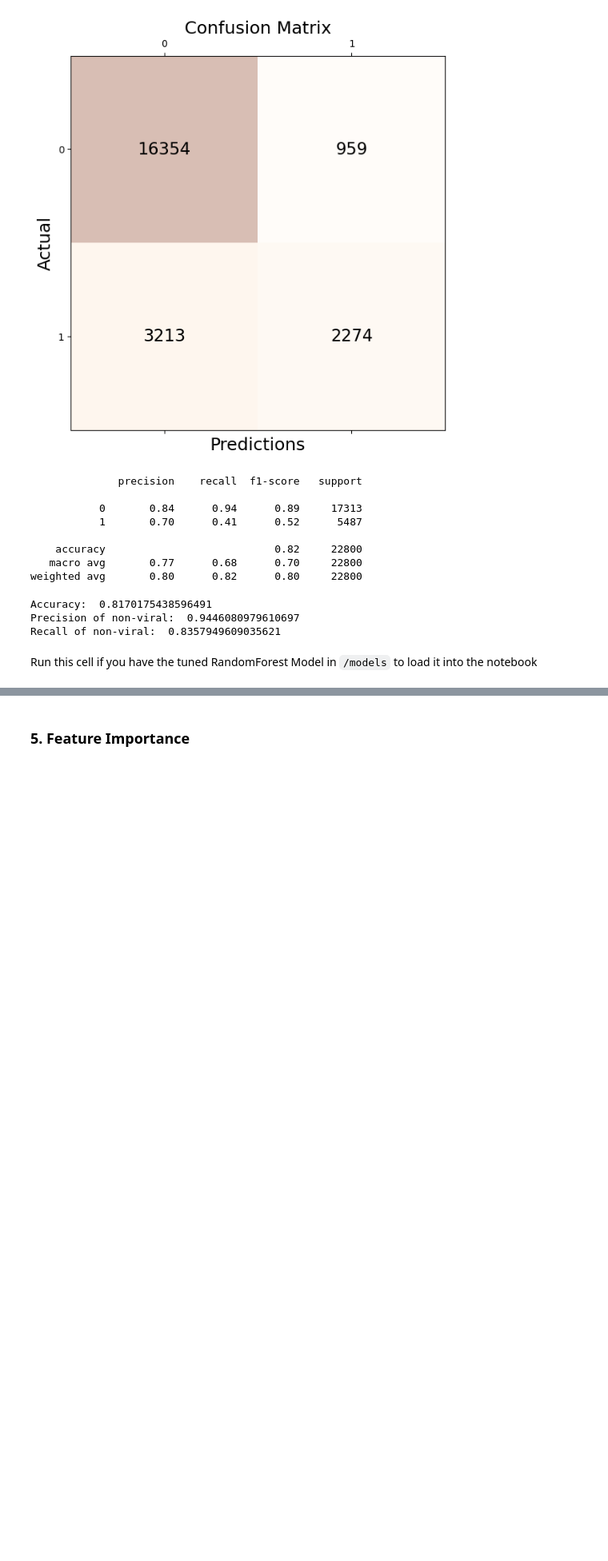
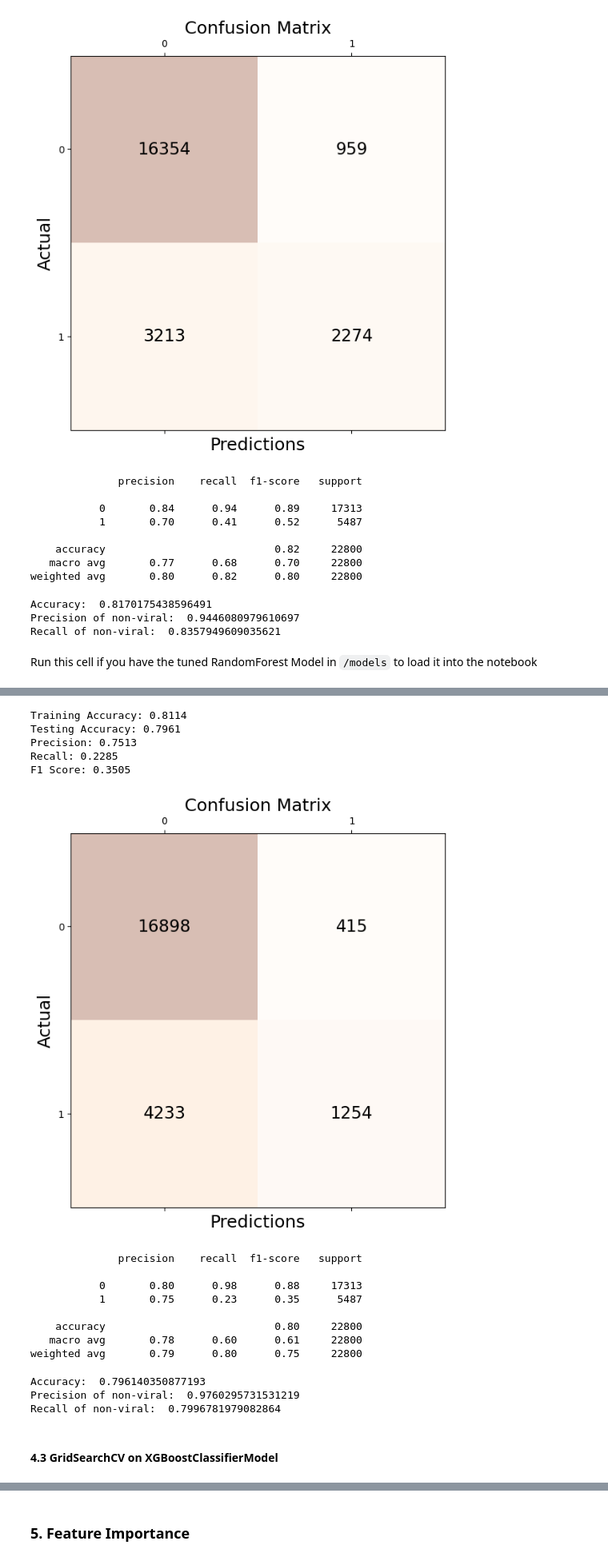
Before and after one commit to vancenceho/viral-content-predictor, a Jupyter notebook: notebooks/02_spotify_model_baseline.ipynb, the cells around one changed output, grey strips where cells are left out. Shown at 80% size. Cells and saved outputs as stored; diff of their text form; code cells hidden in the pictures; blank space fills up the shorter version.

Commit message:
feat: completed hyperparameter tuning
this commit updates the baseline models with hyperparameter tuning with both RandomizedSearchCV and GridSearchCV

```diff
--- a/notebooks/02_spotify_model_baseline.ipynb
+++ b/notebooks/02_spotify_model_baseline.ipynb
@@ -371,0 +376,9 @@ rf_tuned = load("models/rf_tuned.joblib")
+# %%
+param_dist = {
+    "max_depth": randint(3, 11),
+    "min_child_weight": randint(1, 10),
+    "subsample": uniform(0.5, 0.5),
+    "colsample_bytree": uniform(0.5, 0.5),
+    "learning_rate": uniform(0.01, 0.19),
+    "gamma": uniform(0, 5.0),
+}
@@ -371,0 +406,2 @@ rf_tuned = load("models/rf_tuned.joblib")
+# %%
+random_search.fit(X_train, y_train)
@@ -371,0 +465,6 @@ rf_tuned = load("models/rf_tuned.joblib")
+# %%
+best_params = random_search.best_params_
+
+xgb_tuned = XGBClassifier(**best_params)
+# %%
+xgb_tuned.fit(X_train, y_train)
@@ -371,0 +485,51 @@ rf_tuned = load("models/rf_tuned.joblib")
+# %%
+y_train_pred_xgb_tuned = xgb_tuned.predict(X_train)
+y_test_pred_xgb_tuned = xgb_tuned.predict(X_test)
+
+# Model Evaluations
+print(f"Training Accuracy: {accuracy_score(y_train, y_train_pred_xgb_tuned):.4f}")
+print(f"Testing Accuracy: {accuracy_score(y_test, y_test_pred_xgb_tuned):.4f}")
+print(f"Precision: {precision_score(y_test, y_test_pred_xgb_tuned):.4f}")
+print(f"Recall: {recall_score(y_test, y_test_pred_xgb_tuned):.4f}")
+print(f"F1 Score: {f1_score(y_test, y_test_pred_xgb_tuned):.4f}")
+
+conf_matrix_xgb_tuned = confusion_matrix(y_test, y_test_pred_xgb_tuned)
+
+fig, ax = plt.subplots(figsize=(10, 7))
+ax.matshow(conf_matrix_xgb_tuned, cmap=plt.cm.Oranges, alpha=0.3)
+for i in range(conf_matrix_xgb_tuned.shape[0]):
+    for j in range(conf_matrix_xgb_tuned.shape[1]):
+        ax.text(x=j, y=i, s=conf_matrix_xgb_tuned[i, j], va='center', ha='center', size='xx-large')
+
+
+plt.title('Confusion Matrix', fontsize=18)
+plt.xlabel('Predictions', fontsize=18)
+plt.ylabel('Actual', fontsize=18)
+plt.show()
+
+print(classification_report(y_test, y_test_pred_xgb_tuned))
+# %% [output]
+Training Accuracy: 0.8114
+Testing Accuracy: 0.7961
+Precision: 0.7513
+Recall: 0.2285
+F1 Score: 0.3505
+[figure, added]
+              precision    recall  f1-score   support
+
+           0       0.80      0.98      0.88     17313
+           1       0.75      0.23      0.35      5487
+
+    accuracy                           0.80     22800
+   macro avg       0.78      0.60      0.61     22800
+weighted avg       0.79      0.80      0.75     22800
+# %%
+print("Accuracy: ", (conf_matrix_xgb_tuned[0,0]+conf_matrix_xgb_tuned[1,1])/(conf_matrix_xgb_tuned[0,0]+conf_matrix_xgb_tuned[1,1]+conf_matrix_xgb_tuned[0,1]+conf_matrix_xgb_tuned[1,0]) )
+print("Precision of non-viral: ", (conf_matrix_xgb_tuned[0,0])/(conf_matrix_xgb_tuned[0,0]+conf_matrix_xgb_tuned[0,1]) )
+print("Recall of non-viral: ", (conf_matrix_xgb_tuned[0,0])/(conf_matrix_xgb_tuned[0,0]+conf_matrix_xgb_tuned[1,0]) )
+# %% [output]
+Accuracy:  0.796140350877193
+Precision of non-viral:  0.9760295731531219
+Recall of non-viral:  0.7996781979082864
+# %% [markdown]
+#### 4.3 GridSearchCV on XGBoostClassifierModel
```
Also changed, not shown: parts of 35 cells of this notebook.
